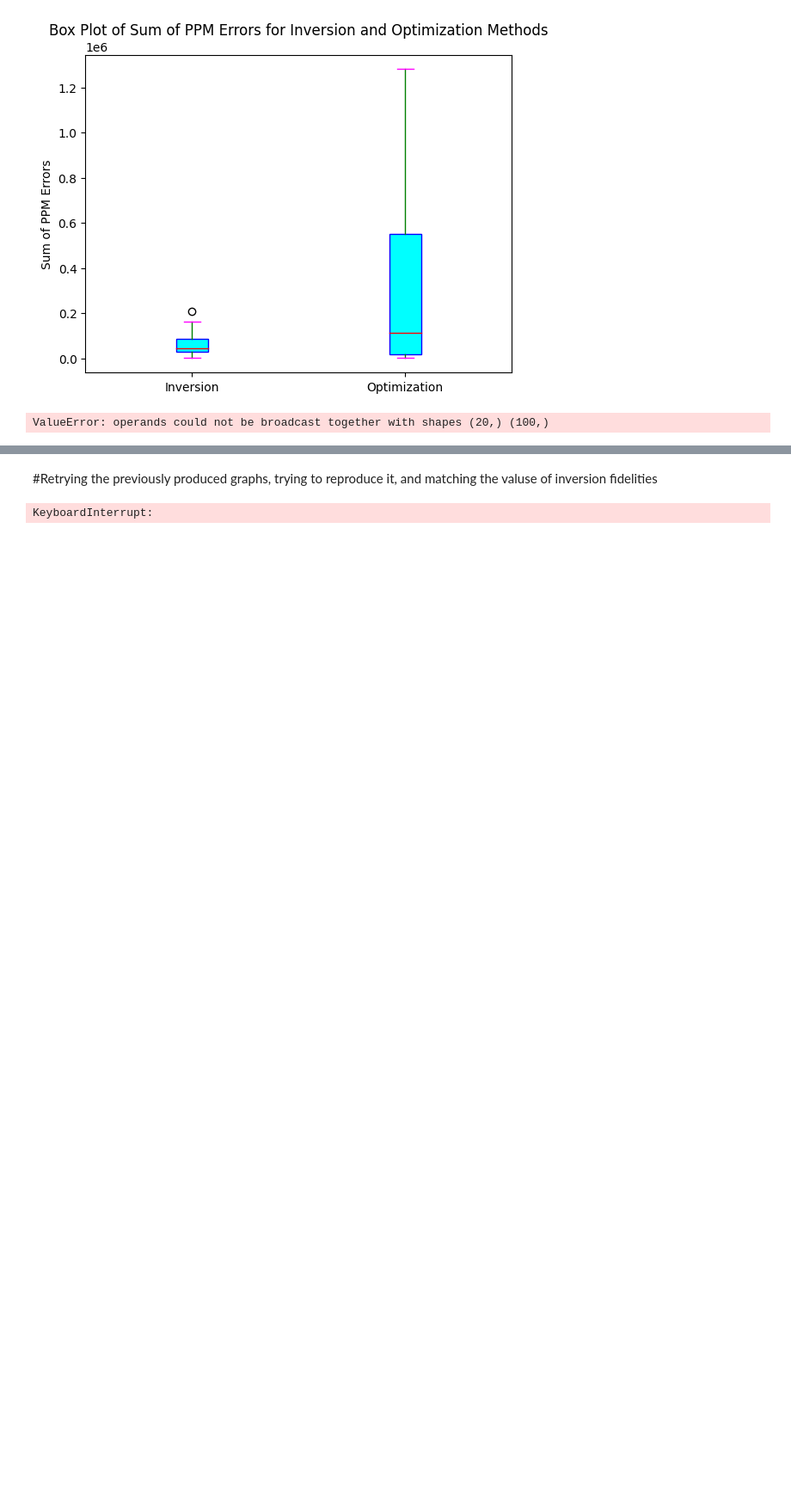
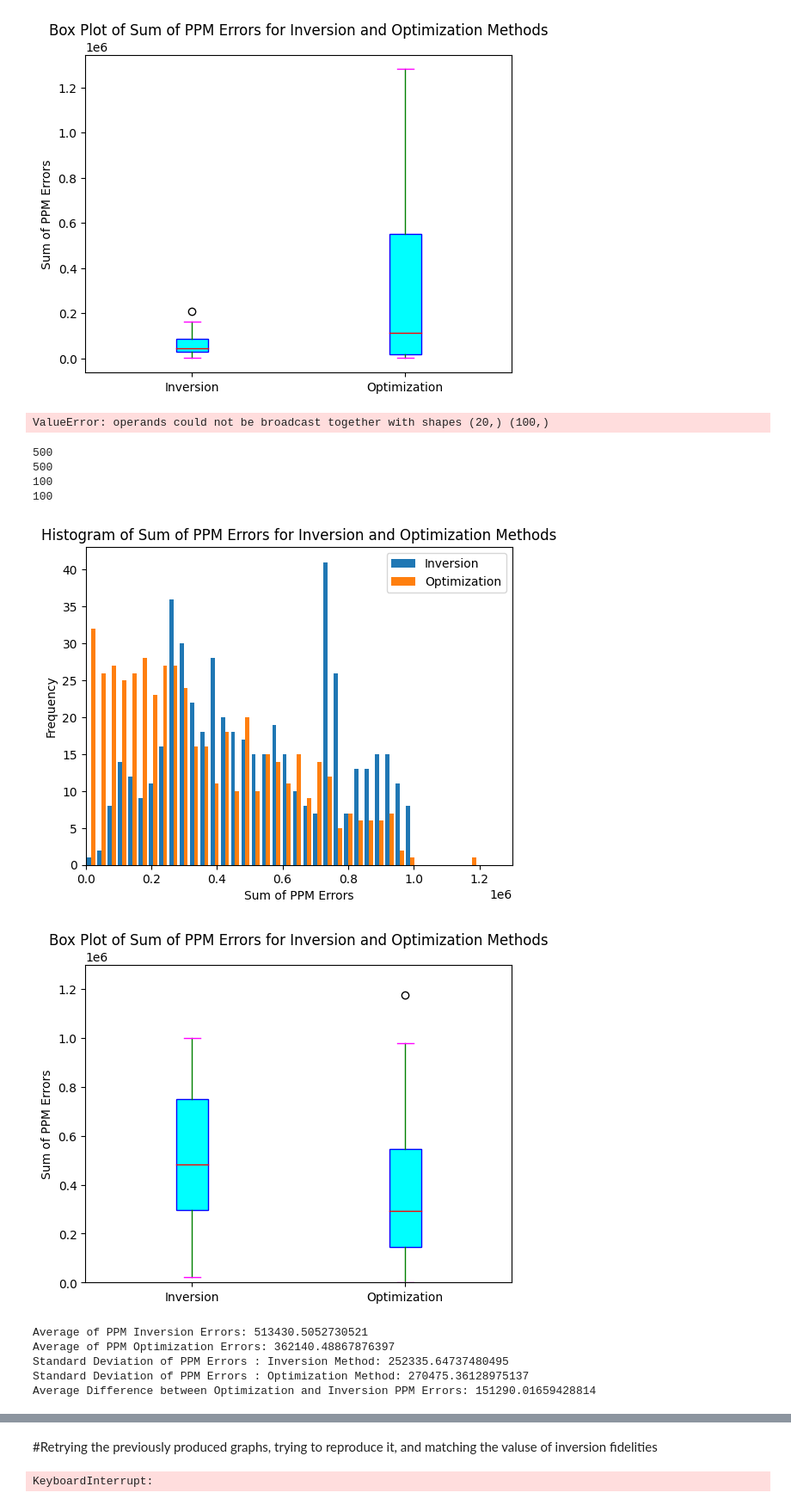
Before and after one commit to pranjagar/Pair_discrimination, a Jupyter notebook: Likelihood estimation MLE/MLE_plots_full.ipynb, the cells around one changed output, grey strips where cells are left out. Shown at 86% size. Saved outputs shown, nothing was run; the diff lists cells and outputs as text; code cells hidden in the pictures; blank space fills up the shorter version.

```diff
--- a/Likelihood estimation MLE/MLE_plots_full.ipynb
+++ b/Likelihood estimation MLE/MLE_plots_full.ipynb
@@ -291,7 +297,7 @@ ppm_errors_martinopt_20k = [(2 - sum(i))*1e6 for i in fidelities_20k]     # the
 
     return [ppm_errors_inversion, ppm_errors_optimization]"""
 
-
+"""
 #getting the nju data from the dataframes.
 #first drop the first 5 columns, then keep the next 9 columns, then drop remaining columns
 df_500.head()
@@ -302,10 +308,8 @@ df_20k_nju = df_20k.drop(df_20k.columns[:5], axis=1)
 df_20k_nju = df_20k_nju.drop(df_20k_nju.columns[9:], axis=1)
 
 df_500_nju.head()
+"""
 
-#convert to list
-nju_500 = df_500_nju.values.tolist()
-nju_20k = df_20k_nju.values.tolist()
 
 # read the nju data from the csv files, convert to list, then find the ppm errors
 df_nju_500 = pd.read_csv('collapses_(105 120 0 90 15) 500 500.csv')
@@ -313,6 +317,6 @@ nju_500 = df_nju_500.head(500).values.tolist()
 ppm_errors_inv_500 = ppm_errors_data(tru6, nju_500)[0]
 
 df_nju_20k = pd.read_csv('collapses_(105 120 0 90 15) 20k 100.csv')
-nju_20k = df_nju_20k.head(20).values.tolist()
+nju_20k = df_nju_20k.head(100).values.tolist()
 ppm_errors_inv_20k = ppm_errors_data(tru6, nju_20k)[0]
 # %%
@@ -334,3 +340,33 @@ Average Difference between Optimization and Inversion PPM Errors: -32056.0281148
 [figure]
 [figure]
 ValueError: operands could not be broadcast together with shapes (20,) (100,)
+# %%
+#second try for 500 and 20k but with the amended fid function
+# plotting
+# big error sum lists containing inversion and optimization ppm errors
+
+
+error_sum_lists_500 = [ppm_errors_inv_500, ppm_errors_martinopt_500]
+error_sum_lists_20k = [ppm_errors_inv_20k, ppm_errors_martinopt_20k]
+
+
+print(len(ppm_errors_inv_500))
+print(len(ppm_errors_martinopt_500))
+
+print(len(ppm_errors_inv_20k))
+print(len(ppm_errors_martinopt_20k))
+
+plot_ppm_errors(error_sum_lists_500, bins = 50 , xlim = (0, 1300000), ylim = (0, 1300000))
+plot_ppm_errors(error_sum_lists_20k, bins = 100, xlim = (0, 800000), ylim = (0, 800000))
+# %% [output]
+500
+500
+100
+100
+[figure, added]
+[figure, added]
+Average of PPM Inversion Errors: 513430.5052730521
+Average of PPM Optimization Errors: 362140.48867876397
+Standard Deviation of PPM Errors : Inversion Method: 252335.64737480495
+Standard Deviation of PPM Errors : Optimization Method: 270475.36128975137
+Average Difference between Optimization and Inversion PPM Errors: 151290.01659428814
```
Also changed, not shown: parts of 3 cells of this notebook, 4 other files.
